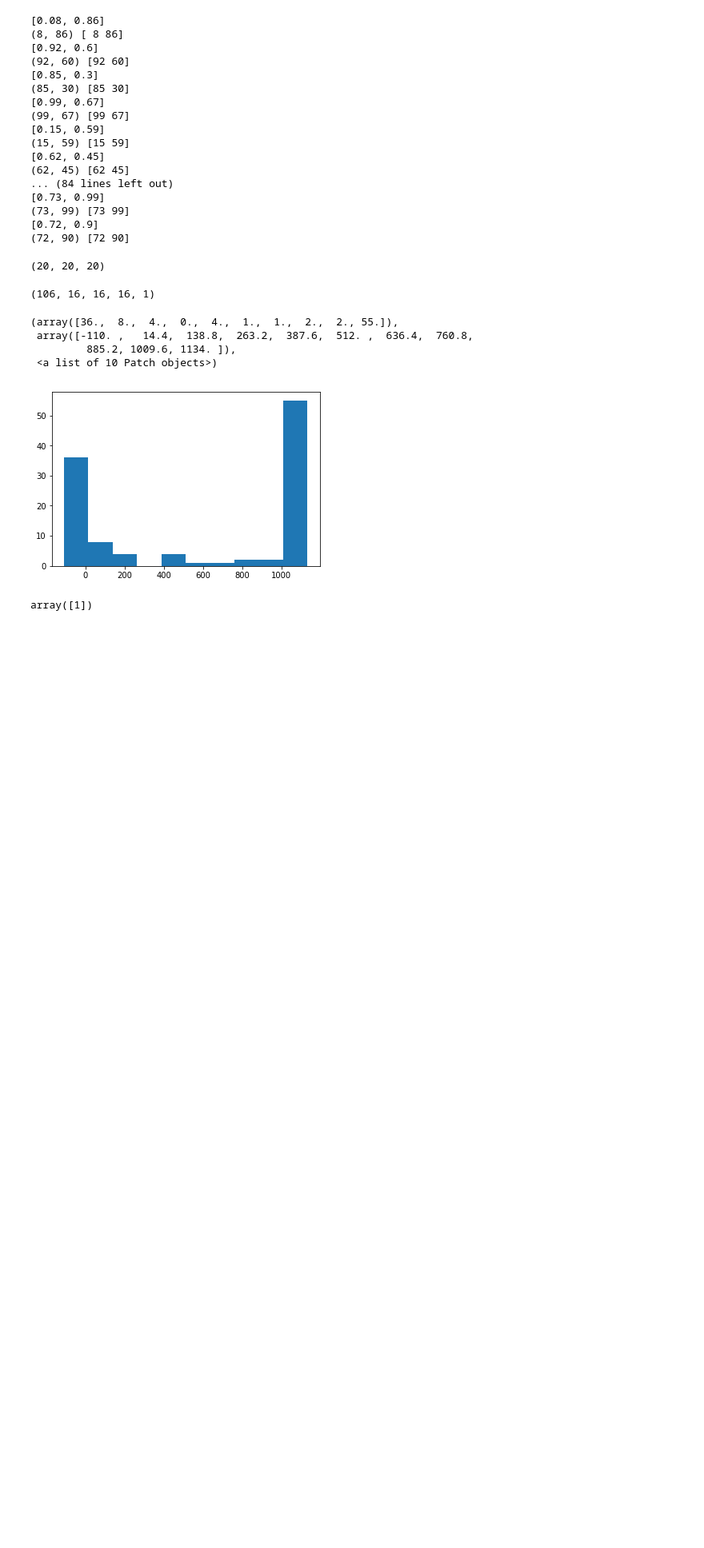
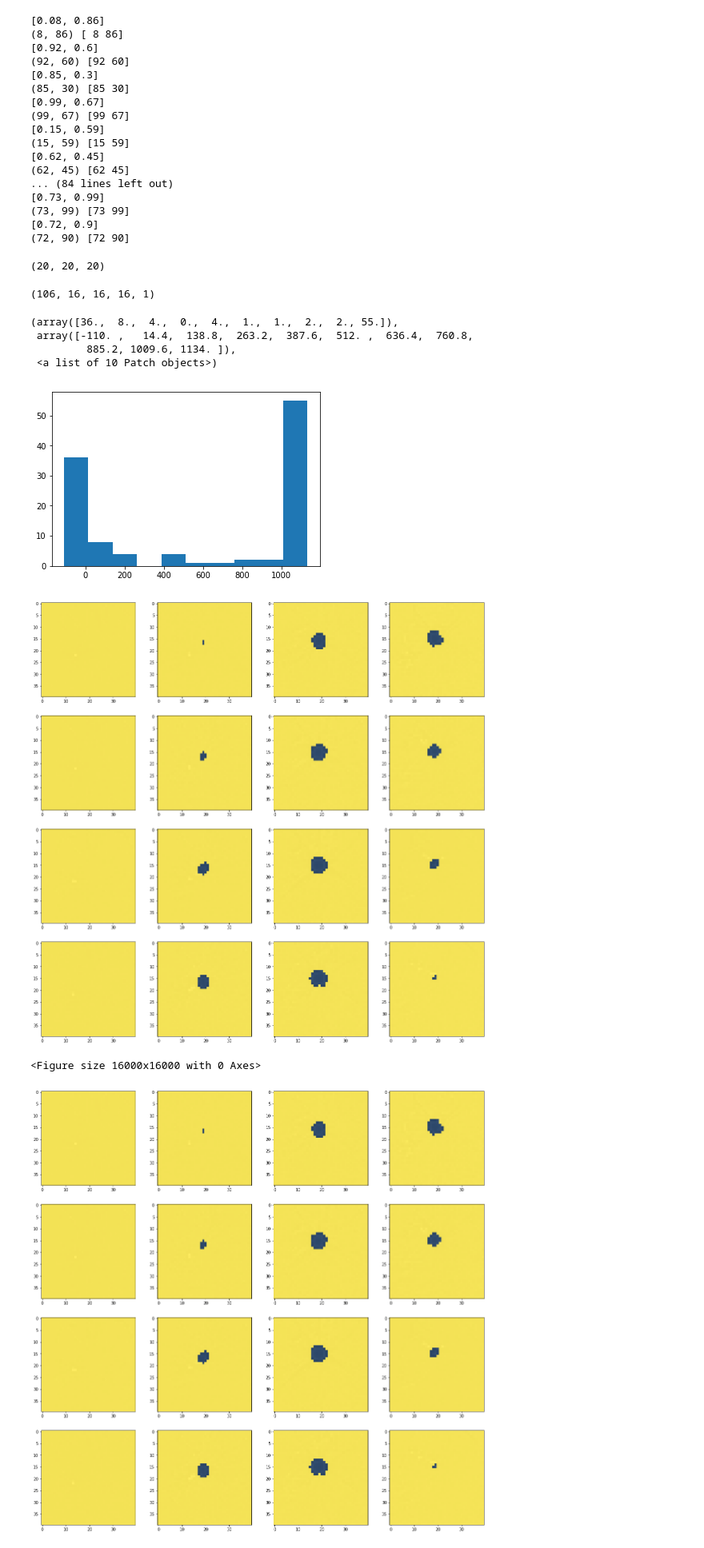
Before and after one commit to DalasNoin/aneurysm-segment, a Jupyter notebook: data-experiments.ipynb, the cells around one changed output. Shown at 80% size. Cells and saved outputs as stored; diff of their text form; code cells hidden in the pictures; blank space fills up the shorter version.

Commit message:
experiments with network structure and new plotting

```diff
--- a/data-experiments.ipynb
+++ b/data-experiments.ipynb
@@ -86,6 +84,4 @@ histo=np.array(histo).flatten()
+# %%
+ad = preprocessing.AneurysmData(config.PATH, size=(40,40,40))
 # %%
 masks = ad.downsample_image(file.pixel_array)!= 0
-# %%
-np.extract(masks,masks.astype("int") )
-# %% [output]
-array([1])
@@ -91,0 +102,6 @@ array([1])
+# %%
+ad.show_image()
+# %% [output]
+[figure, added]
+<Figure size 16000x16000 with 0 Axes>
+[figure, added]
```
Also changed, not shown: parts of 3 cells of this notebook, 6 other files.
